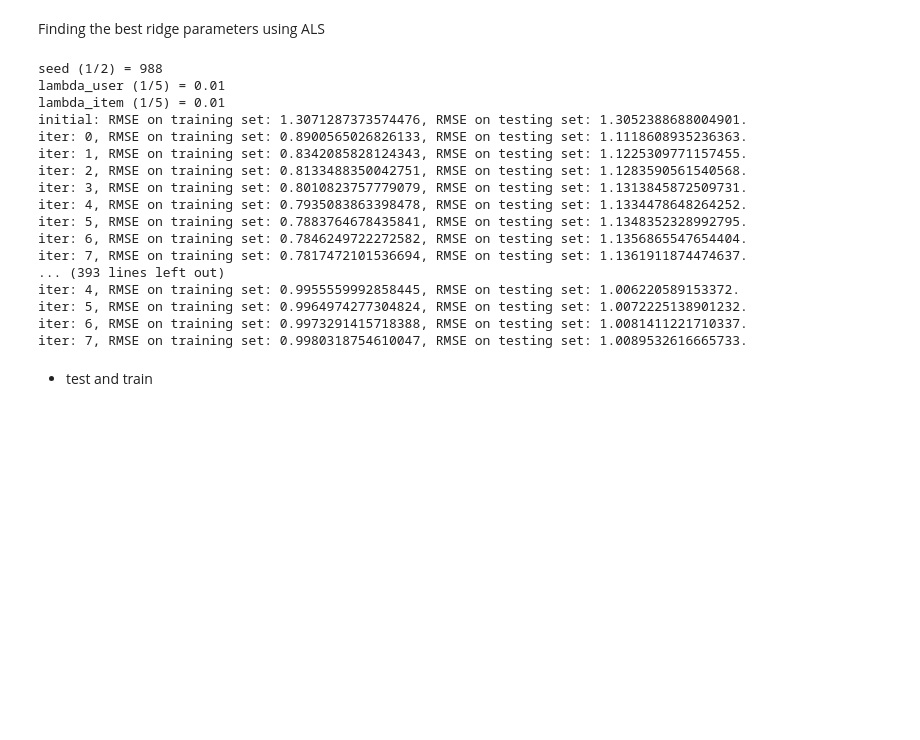
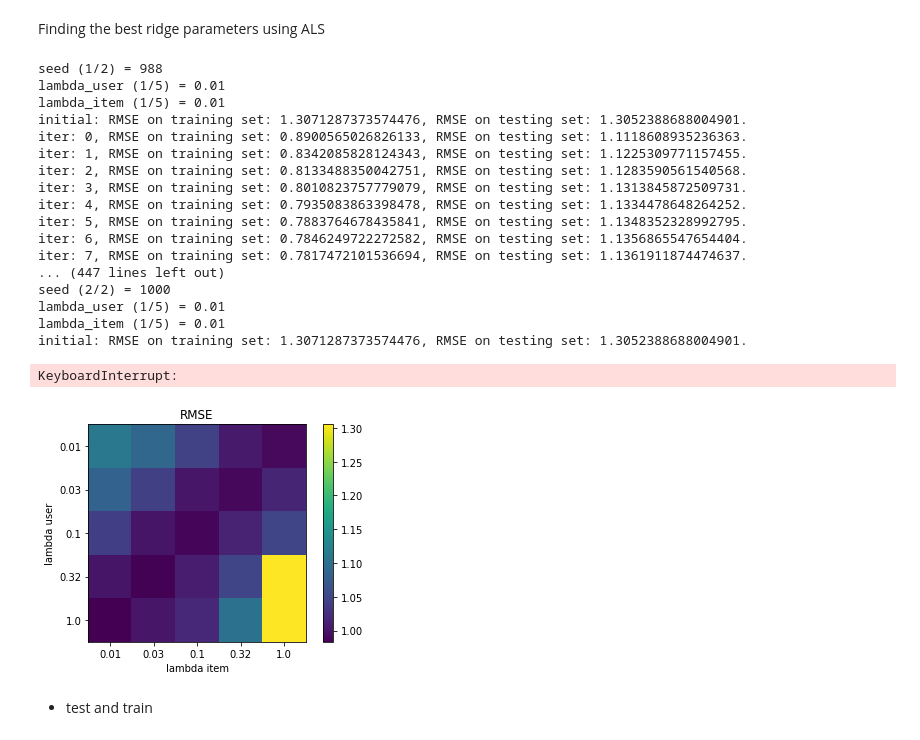
Before and after one commit to Anne-Aimee/recommender_system, a Jupyter notebook: src/main.ipynb, the cells around one changed output. Cells and saved outputs as stored; diff of their text form; code cells hidden in the pictures; blank space fills up the shorter version.

```diff
--- a/src/main.ipynb
+++ b/src/main.ipynb
@@ -571,6 +586,7 @@ def ALS(train, test, num_features, lambda_user, lambda_item, max_iter, seed):
 
     return min_rmse_te
 # %%
+"""
 # define parameters
 num_features = 25   # K in the lecture notes
 lambda_users = np.logspace(-2,0,num = 5)
@@ -590,6 +606,9 @@ for ind_seed, seed in enumerate(seeds):
             print("lambda_item ({}/{}) = {}".format(ind_lambda_item+1, len(lambda_items), lambda_item))
 
             rmse_te[ind_seed,ind_lambda_user,ind_lambda_item] = ALS(train, test, num_features, lambda_user, lambda_item, max_iter, seed)
+
+np.save('../results_of_lengthy_computations/RMSE_test_tuning_lambdas',rmse_te)
+"""
 # %% [output]
 seed (1/2) = 988
 lambda_user (1/5) = 0.01
@@ -603,8 +622,9 @@ iter: 4, RMSE on training set: 0.7935083863398478, RMSE on testing set: 1.133447
 iter: 5, RMSE on training set: 0.7883764678435841, RMSE on testing set: 1.1348352328992795.
 iter: 6, RMSE on training set: 0.7846249722272582, RMSE on testing set: 1.1356865547654404.
 iter: 7, RMSE on training set: 0.7817472101536694, RMSE on testing set: 1.1361911874474637.
-... (393 lines left out)
-iter: 4, RMSE on training set: 0.9955559992858445, RMSE on testing set: 1.006220589153372.
-iter: 5, RMSE on training set: 0.9964974277304824, RMSE on testing set: 1.0072225138901232.
-iter: 6, RMSE on training set: 0.9973291415718388, RMSE on testing set: 1.0081411221710337.
-iter: 7, RMSE on training set: 0.9980318754610047, RMSE on testing set: 1.0089532616665733.
+... (447 lines left out)
+seed (2/2) = 1000
+lambda_user (1/5) = 0.01
+lambda_item (1/5) = 0.01
+initial: RMSE on training set: 1.3071287373574476, RMSE on testing set: 1.3052388688004901.
+KeyboardInterrupt:
@@ -613,3 +631,11 @@ plot_simple_heatmap(np.min(rmse_te, axis = 0), "RMSE", "decrement", "gamma")
+# %%
+RMSE_test_tuning_lambdas = np.load('../results_of_lengthy_computations/RMSE_test_tuning_lambdas.npy')
+lambda_users = np.logspace(-2,0,num = 5)
+lambda_items = np.logspace(-2,0,num = 5)
+plot_simple_heatmap(RMSE_test_tuning_lambdas, "RMSE", "lambda item",np.around(lambda_items,2), "lambda user",np.around(lambda_users,2))
+plt.savefig('../plots/heatmap_tuning_lambdas.png')
+# %% [output]
+[figure, added]
 # %% [markdown]
 - test and train
 # %% [markdown]
```
Also changed, not shown: parts of 9 cells of this notebook, 4 other files.
